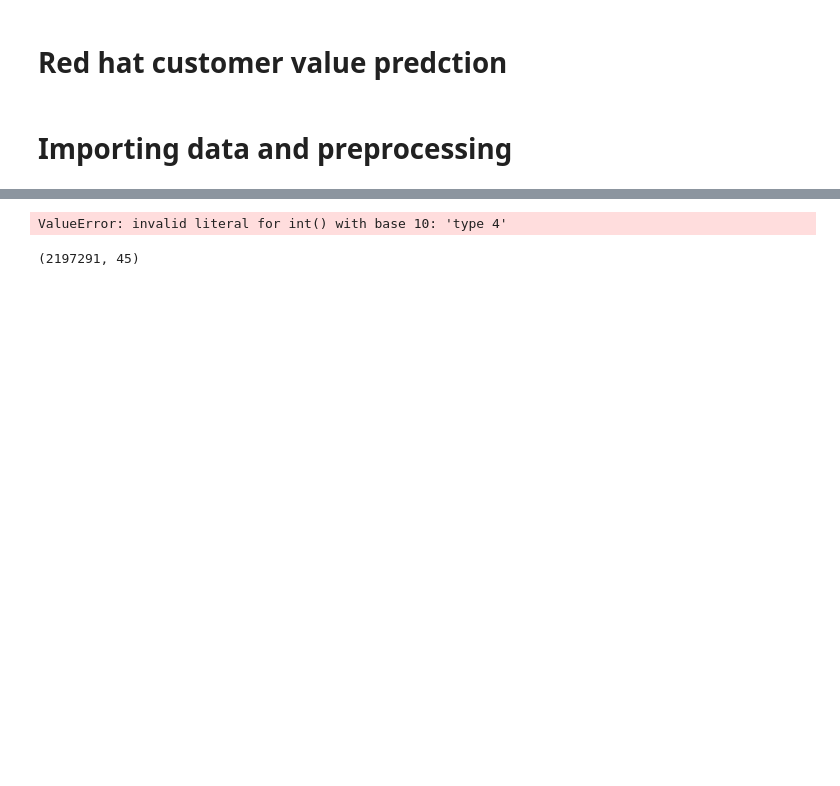
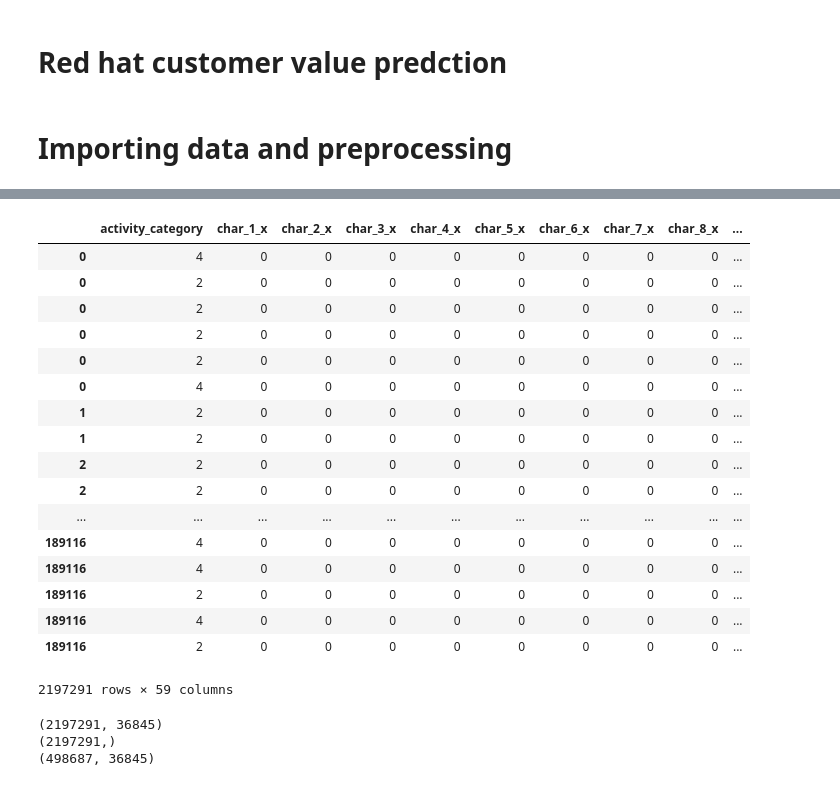
Before and after one commit to flyeversheep/Project-Redhat, a Jupyter notebook: redhat.ipynb, the cells around one changed output, grey strips where cells are left out. Cells and saved outputs as stored; diff of their text form; code cells hidden in the pictures; blank space fills up the shorter version.

```diff
--- a/redhat.ipynb
+++ b/redhat.ipynb
@@ -49,5 +61,26 @@ def clean_data(data_set)
+# %%
+train
+# %% [output]
+|  | activity_category | char_1_x | char_2_x | char_3_x | char_4_x | char_5_x | char_6_x | char_7_x | char_8_x | ... |
+| 0 | 4 | 0 | 0 | 0 | 0 | 0 | 0 | 0 | 0 | ... |
+| 0 | 2 | 0 | 0 | 0 | 0 | 0 | 0 | 0 | 0 | ... |
+| 0 | 2 | 0 | 0 | 0 | 0 | 0 | 0 | 0 | 0 | ... |
+| 0 | 2 | 0 | 0 | 0 | 0 | 0 | 0 | 0 | 0 | ... |
+| 0 | 2 | 0 | 0 | 0 | 0 | 0 | 0 | 0 | 0 | ... |
+| 0 | 4 | 0 | 0 | 0 | 0 | 0 | 0 | 0 | 0 | ... |
+| 1 | 2 | 0 | 0 | 0 | 0 | 0 | 0 | 0 | 0 | ... |
+| 1 | 2 | 0 | 0 | 0 | 0 | 0 | 0 | 0 | 0 | ... |
+| 2 | 2 | 0 | 0 | 0 | 0 | 0 | 0 | 0 | 0 | ... |
+| 2 | 2 | 0 | 0 | 0 | 0 | 0 | 0 | 0 | 0 | ... |
+| ... | ... | ... | ... | ... | ... | ... | ... | ... | ... | ... |
+| 189116 | 4 | 0 | 0 | 0 | 0 | 0 | 0 | 0 | 0 | ... |
+| 189116 | 4 | 0 | 0 | 0 | 0 | 0 | 0 | 0 | 0 | ... |
+| 189116 | 2 | 0 | 0 | 0 | 0 | 0 | 0 | 0 | 0 | ... |
+| 189116 | 4 | 0 | 0 | 0 | 0 | 0 | 0 | 0 | 0 | ... |
+| 189116 | 2 | 0 | 0 | 0 | 0 | 0 | 0 | 0 | 0 | ... |
+2197291 rows × 59 columns
 # %%
-colname = train.columns
+colname = test.columns
 category = ['activity_category', 'char_1_x', 'char_2_x', 'char_3_x', 'char_4_x',
        'char_5_x', 'char_6_x', 'char_7_x', 'char_8_x', 'char_9_x', 'char_10_x',
         'year_x', 'month_x', 'day_x', 'isweekend_x', 'char_1_y',
@@ -56,13 +89,22 @@ category = ['activity_category', 'char_1_x', 'char_2_x', 'char_3_x', 'char_4_x',
 X_train_total = train[category]
 X_test_total = test[category]
 y_train_total = train['outcome']
+uncategory = []
+for i in colname:
+    if i not in category:
+        uncategory.append(i)
 
 ohencoder = OneHotEncoder()
 X_train_total = ohencoder.fit_transform(X_train_total[category])
 X_test_total = ohencoder.transform(X_test_total[category])
+
+X_train_total = hstack((X_train_total,train[uncategory]))
+X_test_total = hstack((X_test_total,test[uncategory]))
-# %% [output]
-ValueError: invalid literal for int() with base 10: 'type 4'
-# %%
-X_train_total.shape
-# %% [output]
-(2197291, 45)
+# %%
+print(X_train_total.shape)
+print(y_train_total.shape)
+print(X_test_total.shape)
+# %% [output]
+(2197291, 36845)
+(2197291,)
+(498687, 36845)
```
Also changed, not shown: parts of 5 cells of this notebook.
